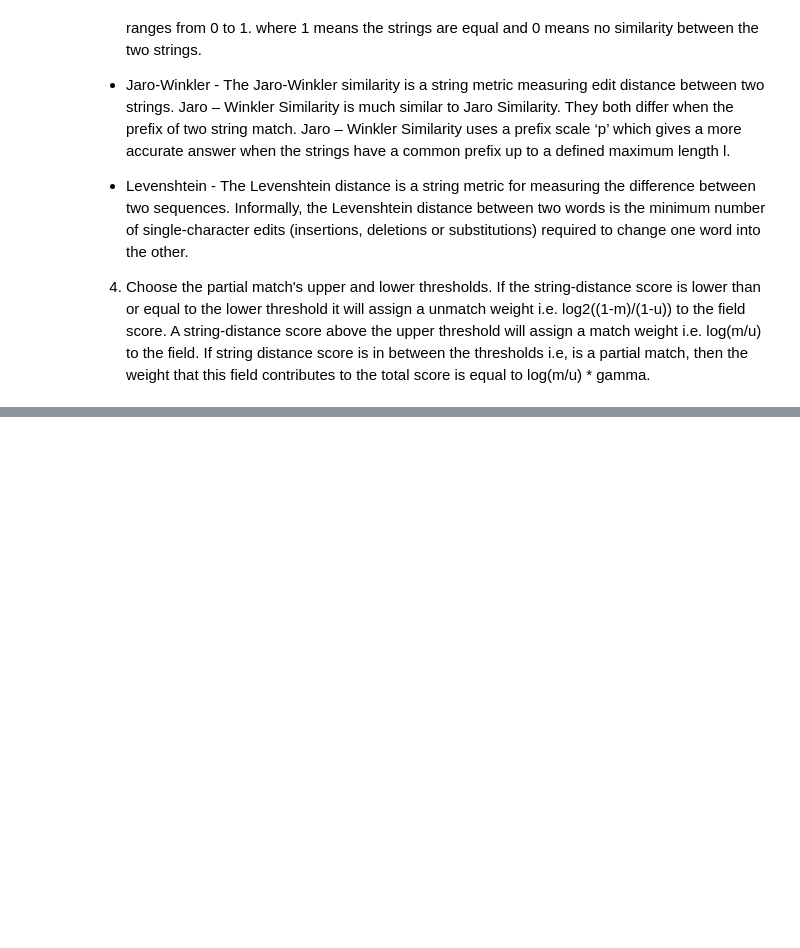
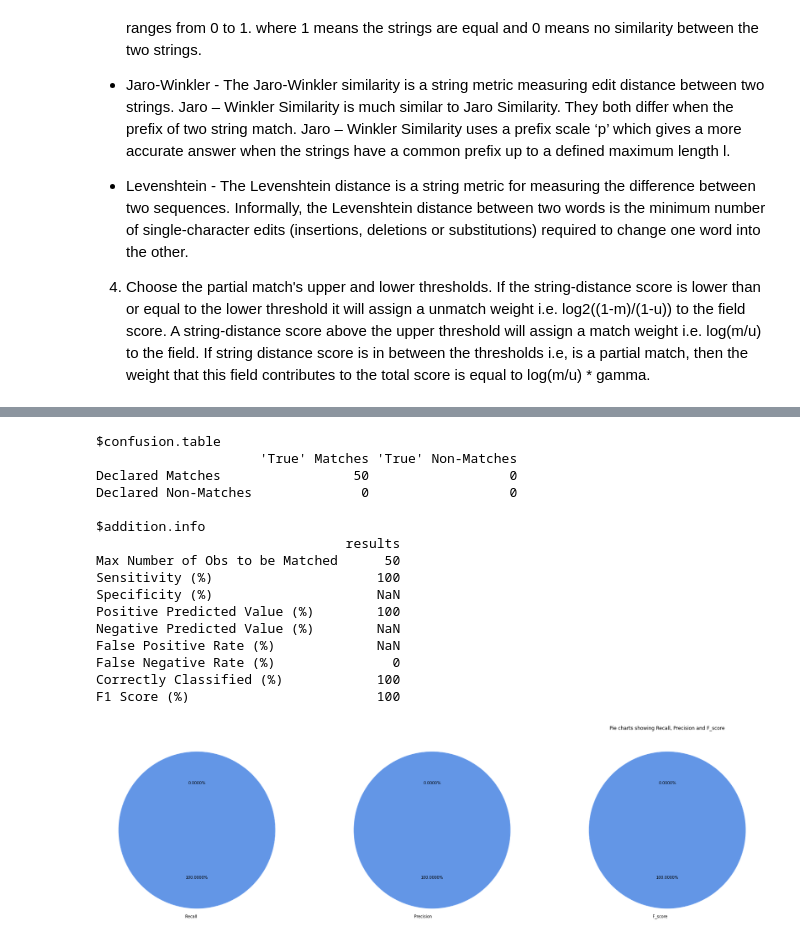
Before and after one commit to jembi/mpi-toolkit-notebook, a Jupyter notebook: fastLink-notebook/Linking/FastLink_R_Linking.ipynb, the cells around one changed output, grey strips where cells are left out. Cells and saved outputs as stored; diff of their text form; code cells hidden in the pictures; blank space fills up the shorter version.

```diff
--- a/fastLink-notebook/Linking/FastLink_R_Linking.ipynb
+++ b/fastLink-notebook/Linking/FastLink_R_Linking.ipynb
@@ -60,6 +45,7 @@ if tracker >= (cell_id - 1):
   import pandas as pd
   import os
   import time
+  from IPython.utils import io
 
   # Import rpy2 packages
   from rpy2.robjects import globalenv
@@ -77,18 +63,19 @@ if tracker >= (cell_id - 1):
   run_count = 1
 
   # Fastlink imports
-  utils = r_packages.importr('utils')
-  utils.chooseCRANmirror(ind=1)
-  pack_names = ('fastLink', 'tictoc', 'strex', 'data.table', 'csv', 'stringr')
-  names_to_install = [x for x in pack_names if not r_packages.isinstalled(x)]
-  if len(names_to_install) > 0:
-    utils.install_packages(StrVector(names_to_install))
-  base = r_packages.importr('base')
-  stats = r_packages.importr('stats')
-  fastLink = r_packages.importr('fastLink')
-  strex = r_packages.importr('strex')
-  data_table = r_packages.importr('data.table')
-  stringr = r_packages.importr('stringr')
+  with io.capture_output() as captured:
+    utils = r_packages.importr('utils')
+    utils.chooseCRANmirror(ind=1)
+    pack_names = ('fastLink', 'tictoc', 'strex', 'data.table', 'csv', 'stringr')
+    names_to_install = [x for x in pack_names if not r_packages.isinstalled(x)]
+    if len(names_to_install) > 0:
+      utils.install_packages(StrVector(names_to_install))
+    base = r_packages.importr('base')
+    stats = r_packages.importr('stats')
+    fastLink = r_packages.importr('fastLink')
+    strex = r_packages.importr('strex')
+    data_table = r_packages.importr('data.table')
+    stringr = r_packages.importr('stringr')
 
   tracker = cell_id
 else:
@@ -411,8 +417,10 @@ if tracker >= (cell_id - 1):
 else:
   tracker_err_msg(tracker, cell_id)
 # %%
-#@title <font color="#18CF68">5.2) Recall, precision and F_score results
-cell_id = 9
+#@title <font color="#18CF68">4.2) Recall, precision and F_score results
+cell_id = 8
+conf_table = r('confusion(links$fl_out, threshold = 0.85)')
+print(conf_table)
 if tracker >= (cell_id - 1):
   recall = true_positives/(true_positives + false_negatives)
   recall_labels = ["Recall", " "]
@@ -422,31 +430,49 @@ if tracker >= (cell_id - 1):
   prec_labels = ["Precision", " "]
   prec_sections = [precision, 1 - precision]
 
   f_score = 2 * ((precision * recall)/(precision + recall))
   f_labels = ["F_score", " "]
   f_sections = [f_score, 1 - f_score]
 
   fig, axes = plt.subplots(nrows=1, ncols=3, figsize=(30, 10))
   colors = ["#6396e6", "#de73e6"]
 
   axes[0].pie(recall_sections,
           labels=recall_labels,
           colors=colors,
           startangle=90,
           autopct='%1.4f%%')
   axes[1].pie(prec_sections,
           labels=prec_labels,
           colors=colors,
           startangle=90,
           autopct='%1.4f%%')
   axes[2].pie(f_sections,
           labels=f_labels,
           colors=colors,
           startangle=90,
           autopct='%1.4f%%')
 
   plt.title("Pie charts showing Recall, Precision and F_score")
   tracker = cell_id
 else:
   tracker_err_msg(tracker, cell_id)
+# %% [output]
+$confusion.table
+                     'True' Matches 'True' Non-Matches
+Declared Matches                 50                  0
+Declared Non-Matches              0                  0
+
+$addition.info
+                                results
+Max Number of Obs to be Matched      50
+Sensitivity (%)                     100
+Specificity (%)                     NaN
+Positive Predicted Value (%)        100
+Negative Predicted Value (%)        NaN
+False Positive Rate (%)             NaN
+False Negative Rate (%)               0
+Correctly Classified (%)            100
+F1 Score (%)                        100
+[figure, added]
 # %%
```
Also changed, not shown: parts of 14 cells of this notebook.
